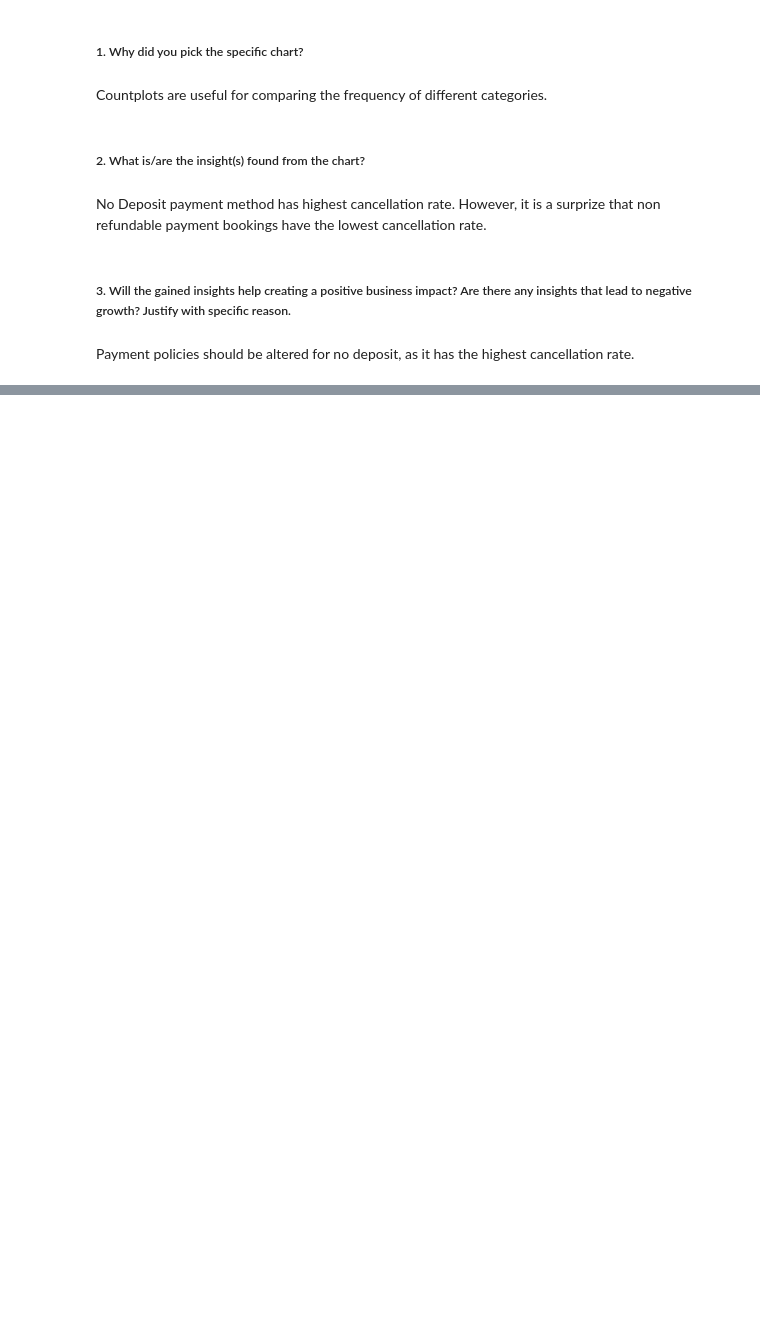
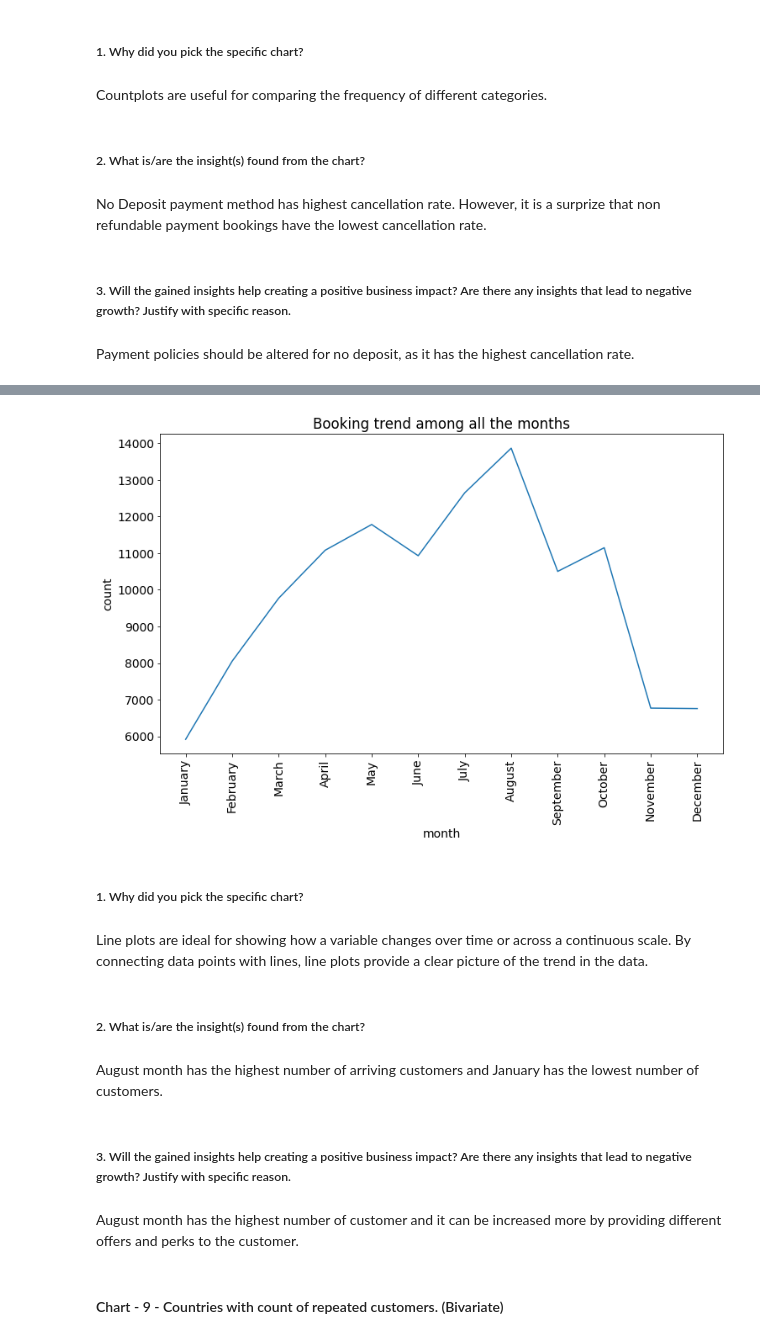
Before and after one commit to dhar9571/Python---Hotel-Booking-Data-Analysis, a Jupyter notebook: Capstone_Project_EDA_Hotel_Bookings_Data.ipynb, the cells around one changed output, grey strips where cells are left out. Saved outputs shown, nothing was run; the diff lists cells and outputs as text; code cells hidden in the pictures; blank space fills up the shorter version.

```diff
--- a/Capstone_Project_EDA_Hotel_Bookings_Data.ipynb
+++ b/Capstone_Project_EDA_Hotel_Bookings_Data.ipynb
@@ -590,0 +613,41 @@ Payment policies should be altered for no deposit, as it has the highest cancell
+# %%
+# Creating a new dataframe which contains months names along with their count:
+
+month_count = df["arrival_date_month"].value_counts().reset_index().rename(columns={"index":"month","arrival_date_month":"count"})
+
+# Defining the correct order of months:
+month_order = ["January", "February", "March", "April", "May", "June", "July", "August", "September", "October", "November", "December"]
+
+# Converting the "month" column to a Categorical data type with the correct ordering
+month_count["month"] = pd.Categorical(month_count["month"], categories=month_order)
+
+# Sorting the dataframe by the "month" column
+month_count = month_count.sort_values("month")
+# %%
+# Creating lineplot to show the count of arriving customers in different months:
+
+sns.lineplot(x=month_count["month"], y=month_count["count"],data=month_count)
+
+# setting up plot title
+plt.title("Booking trend among all the months")
+
+# rotating values on x axis so they do not collide with each other:
+plt.xticks(rotation=90)
+
+plt.show()
+# %% [output]
+[figure, added]
+# %% [markdown]
+##### 1. Why did you pick the specific chart?
+# %% [markdown]
+Line plots are ideal for showing how a variable changes over time or across a continuous scale. By connecting data points with lines, line plots provide a clear picture of the trend in the data.
+# %% [markdown]
+##### 2. What is/are the insight(s) found from the chart?
+# %% [markdown]
+August month has the highest number of arriving customers and January has the lowest number of customers.
+# %% [markdown]
+##### 3. Will the gained insights help creating a positive business impact? Are there any insights that lead to negative growth? Justify with specific reason.
+# %% [markdown]
+August month has the highest number of customer and it can be increased more by providing different offers and perks to the customer.
+# %% [markdown]
+#### Chart - 9 - Countries with count of repeated customers. (Bivariate)
```
Also changed, not shown: parts of 23 cells of this notebook.
